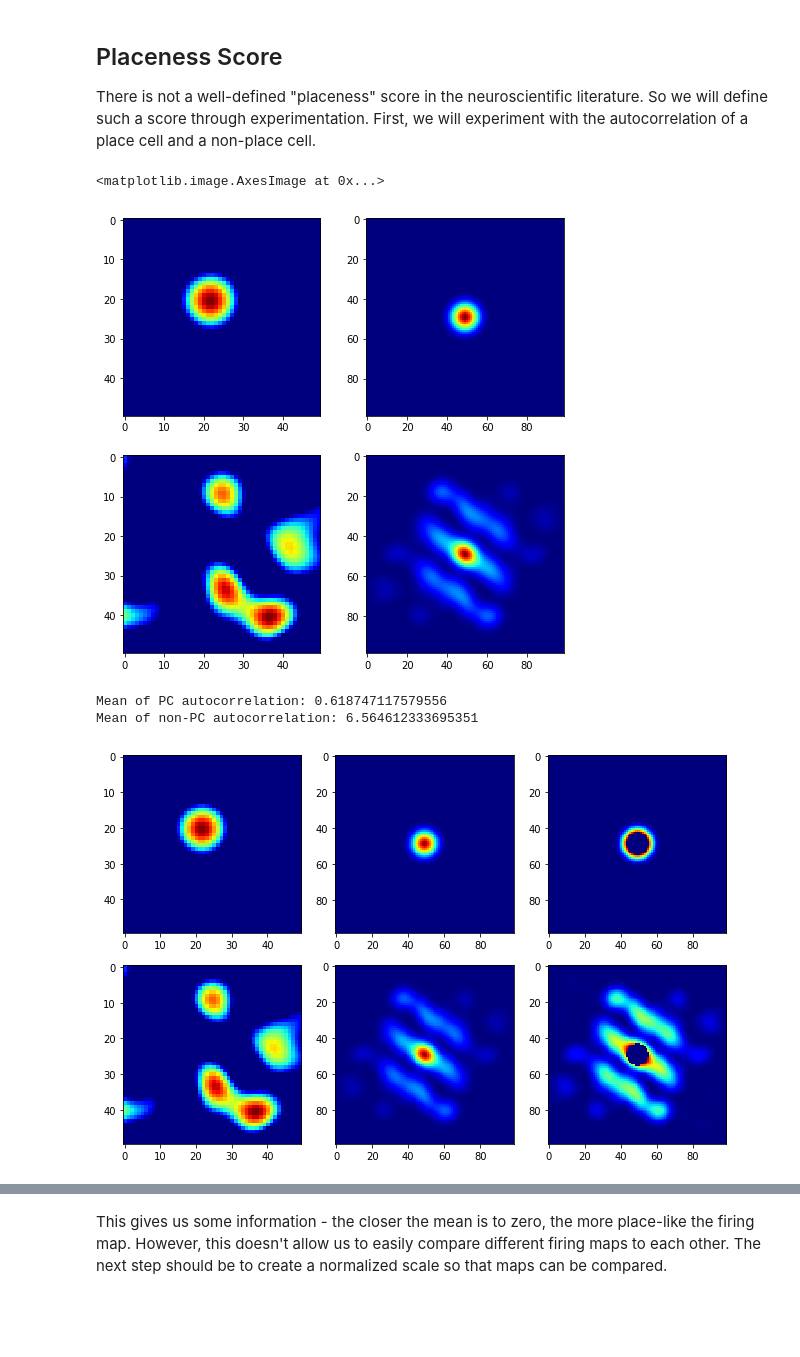
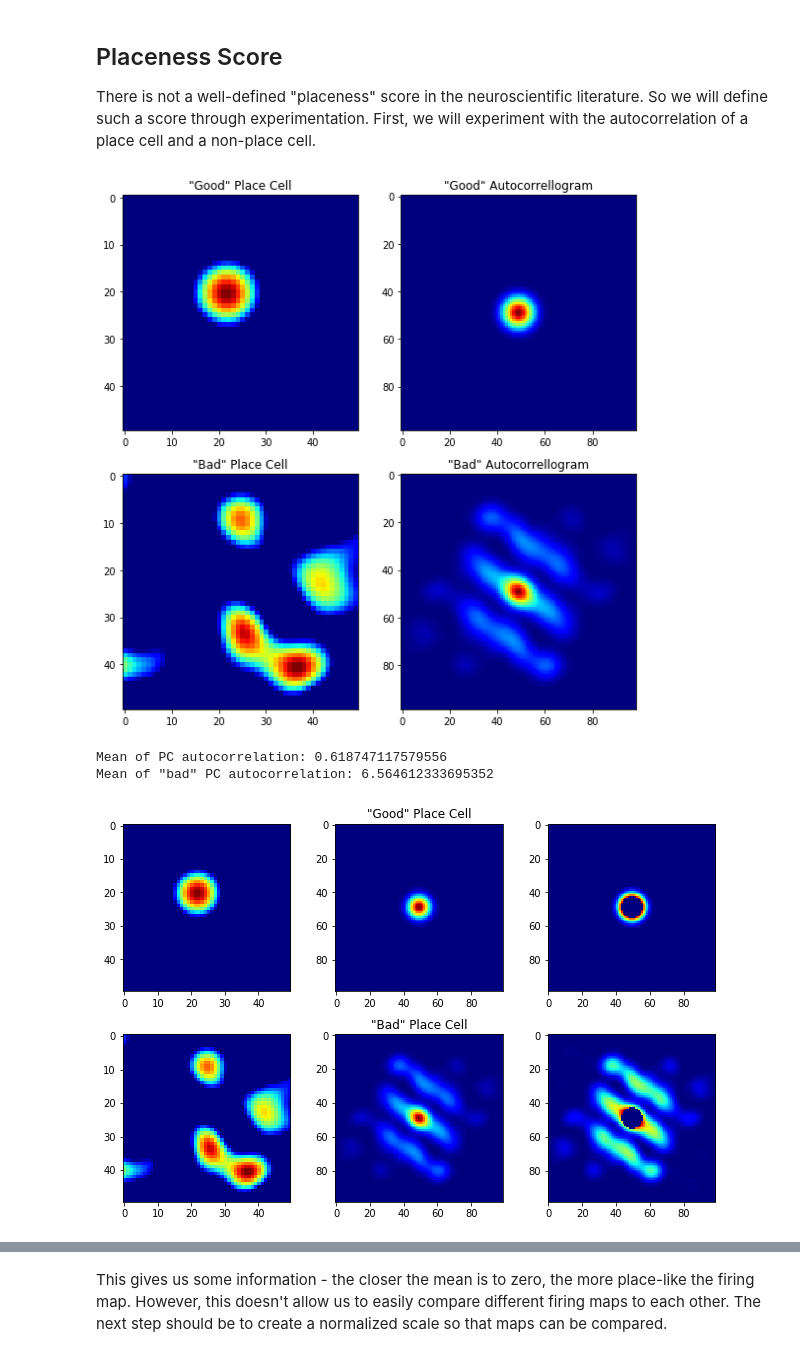
Before and after one commit to csmslab/hipposlam, a Jupyter notebook: scores.ipynb, the cells around one changed output, grey strips where cells are left out. Drawn from its saved outputs; the diff is of its cells as text; code cells hidden in the pictures; blank space fills up the shorter version.

```diff
--- a/scores.ipynb
+++ b/scores.ipynb
@@ -182,18 +194,19 @@ bplace = np.zeros([arena*10, arena*10, 2])
 bplace[:,:,0], bplace[:,:,1] = vco.theta_to_hcn(VCOmat,bplace_weights,arena)
 autocorr_bp = correlate2d(bplace[:,:,0],bplace[:,:,0])
 # %%
+# Plot "good" and "bad" place cells with their autocorrelations
 plt.figure(figsize=(8,8))
-plt.subplot(221); plt.imshow(pplace[:,:,0],cmap='jet')
-plt.subplot(222); plt.imshow(autocorr_pp,cmap='jet')
-plt.subplot(223); plt.imshow(bplace[:,:,0], cmap='jet')
-plt.subplot(224); plt.imshow(autocorr_bp, cmap='jet')
+plt.subplot(221); plt.imshow(pplace[:,:,0],cmap='jet'); plt.title('"Good" Place Cell')
+plt.subplot(222); plt.imshow(autocorr_pp,cmap='jet'); plt.title('"Good" Autocorrellogram')
+plt.subplot(223); plt.imshow(bplace[:,:,0], cmap='jet'); plt.title('"Bad" Place Cell')
+plt.subplot(224); plt.imshow(autocorr_bp, cmap='jet'); plt.title('"Bad" Autocorrellogram')
+plt.tight_layout()
 # %% [output]
-<matplotlib.image.AxesImage at 0x...>
-[figure, old version]
+[figure, new version]
 # %%
 print('Mean of PC autocorrelation: {}'.format(np.mean(autocorr_pp)))
-print('Mean of non-PC autocorrelation: {}'.format(np.mean(autocorr_bp)))
+print('Mean of "bad" PC autocorrelation: {}'.format(np.mean(autocorr_bp)))
 # %% [output]
 Mean of PC autocorrelation: 0.618747117579556
-Mean of non-PC autocorrelation: 6.564612333695351
+Mean of "bad" PC autocorrelation: 6.564612333695352
 # %%
@@ -200,14 +214,15 @@ Mean of non-PC autocorrelation: 6.564612333695351
 autocorr_pp_masked = center_remove(autocorr_pp)
 autocorr_bp_masked = center_remove(autocorr_bp)
 # %%
+# Plot with center removed
 plt.figure(figsize=(9,6))
 plt.subplot(231); plt.imshow(pplace[:,:,0],cmap='jet')
-plt.subplot(232); plt.imshow(autocorr_pp,cmap='jet')
+plt.subplot(232); plt.imshow(autocorr_pp,cmap='jet'); plt.title('"Good" Place Cell')
 plt.subplot(233); plt.imshow(autocorr_pp_masked,cmap='jet')
 plt.subplot(234); plt.imshow(bplace[:,:,0], cmap='jet')
-plt.subplot(235); plt.imshow(autocorr_bp,cmap='jet')
+plt.subplot(235); plt.imshow(autocorr_bp,cmap='jet'); plt.title('"Bad" Place Cell')
 plt.subplot(236); plt.imshow(autocorr_bp_masked, cmap='jet')
 plt.tight_layout()
 # %% [output]
-[figure, old version]
+[figure, new version]
 # %%
```
Also changed, not shown: parts of 16 cells of this notebook, 3 other files.
